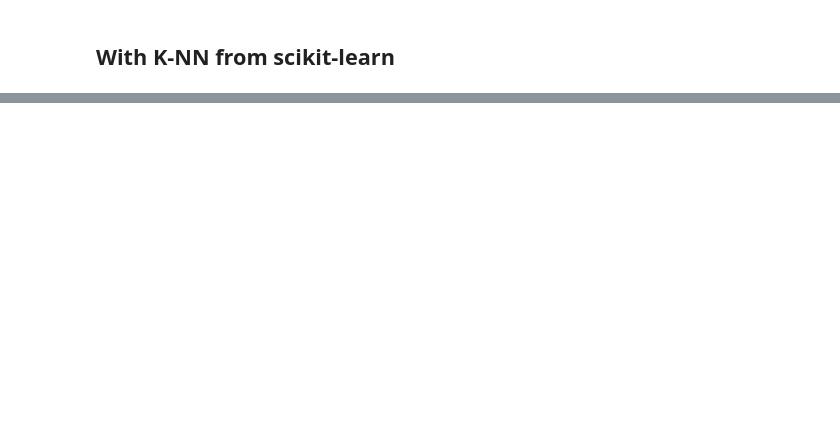
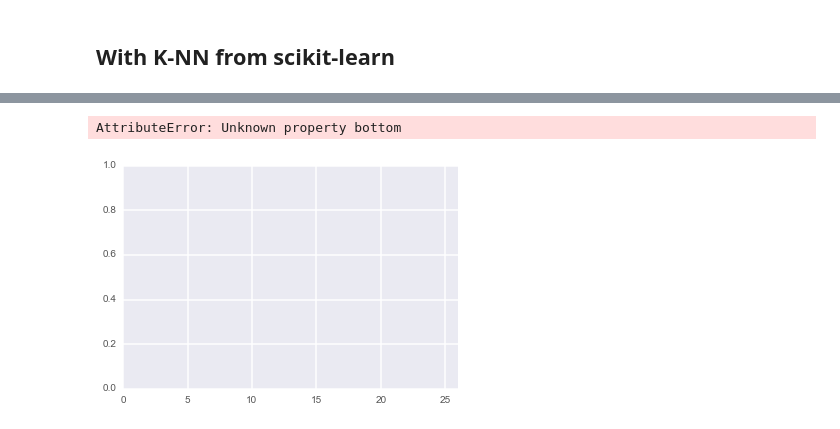
Before and after one commit to TomAugspurger/doing_data_science, a Jupyter notebook: Chapter03--BasicMachineLearningAlogirthms.ipynb, the cells around one changed output, grey strips where cells are left out. Cells and saved outputs as stored; diff of their text form; code cells hidden in the pictures; blank space fills up the shorter version.

```diff
--- a/Chapter03--BasicMachineLearningAlogirthms.ipynb
+++ b/Chapter03--BasicMachineLearningAlogirthms.ipynb
@@ -261,0 +359,5 @@ dtypes: float64(7), int64(11), object(9)
+# %%
+missmap(df)
+# %% [output]
+AttributeError: Unknown property bottom
+[figure, added]
```
Also changed, not shown: parts of 29 cells of this notebook.
